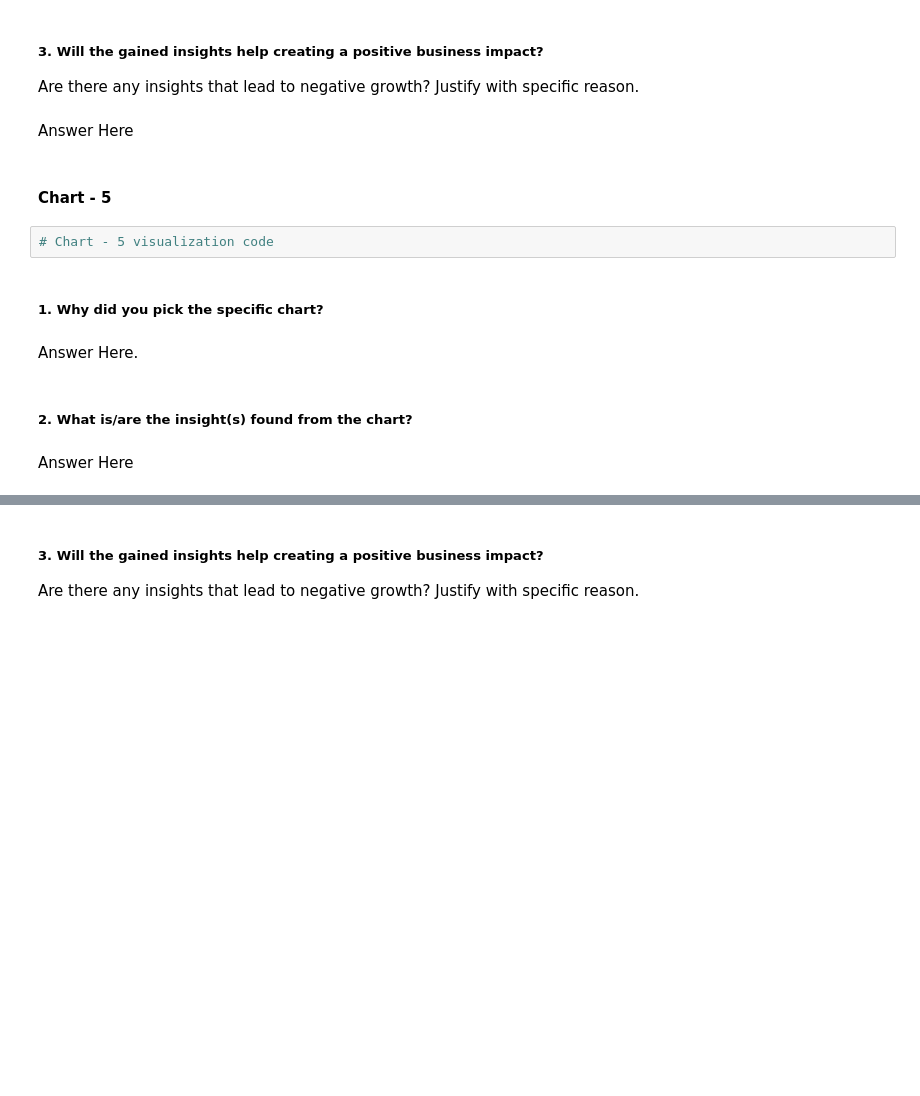
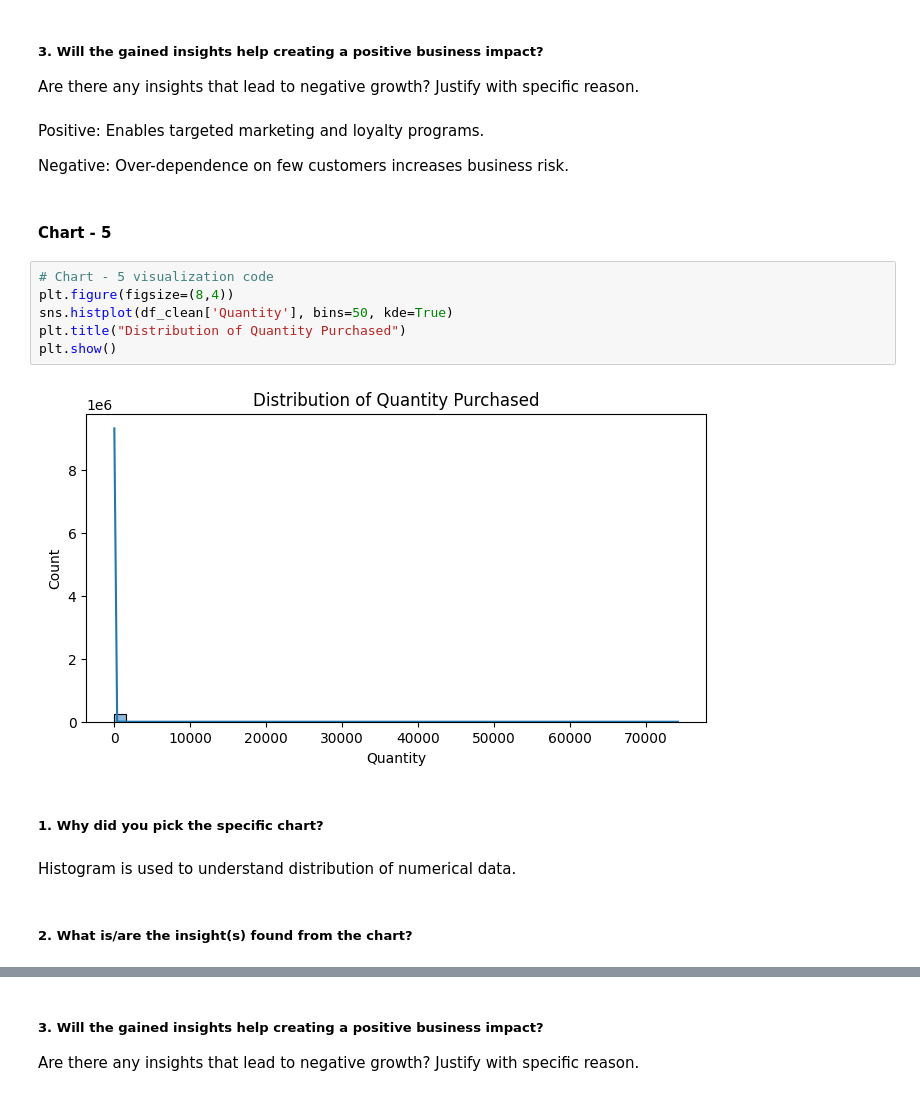
Before and after one commit to deveshsharma2452/EDA, a Jupyter notebook: Online_Retail_EDA.ipynb, the cells around one changed output, grey strips where cells are left out. Cells and saved outputs as stored; diff of their text form; blank space fills up the shorter version.

```diff
--- a/Online_Retail_EDA.ipynb
+++ b/Online_Retail_EDA.ipynb
@@ -402,17 +412,23 @@ Answer Here
 # %% [markdown]
 ##### 3. Will the gained insights help creating a positive business impact?
 Are there any insights that lead to negative growth? Justify with specific reason.
-# %% [markdown]
-Answer Here
+# %% [markdown]
+Positive: Enables targeted marketing and loyalty programs.
+
+Negative: Over-dependence on few customers increases business risk.
 # %% [markdown]
 #### Chart - 5
-# %%
-# Chart - 5 visualization code
+# %%
+# Chart - 5 visualization code
+plt.figure(figsize=(8,4))
+sns.histplot(df_clean['Quantity'], bins=50, kde=True)
+plt.title("Distribution of Quantity Purchased")
+plt.show()
+# %% [output]
+[figure, added]
 # %% [markdown]
 ##### 1. Why did you pick the specific chart?
-# %% [markdown]
-Answer Here.
+# %% [markdown]
+Histogram is used to understand distribution of numerical data.
 # %% [markdown]
 ##### 2. What is/are the insight(s) found from the chart?
-# %% [markdown]
-Answer Here
```
Also changed, not shown: parts of 95 cells of this notebook.
